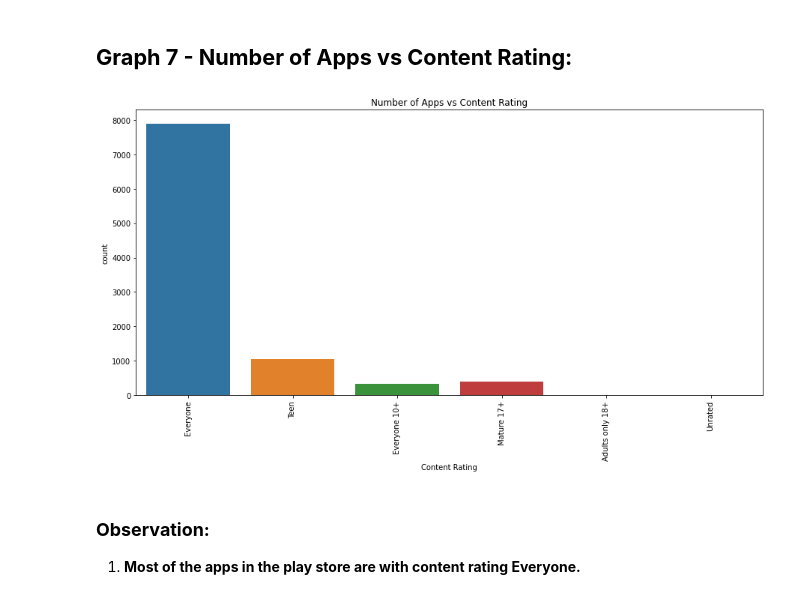
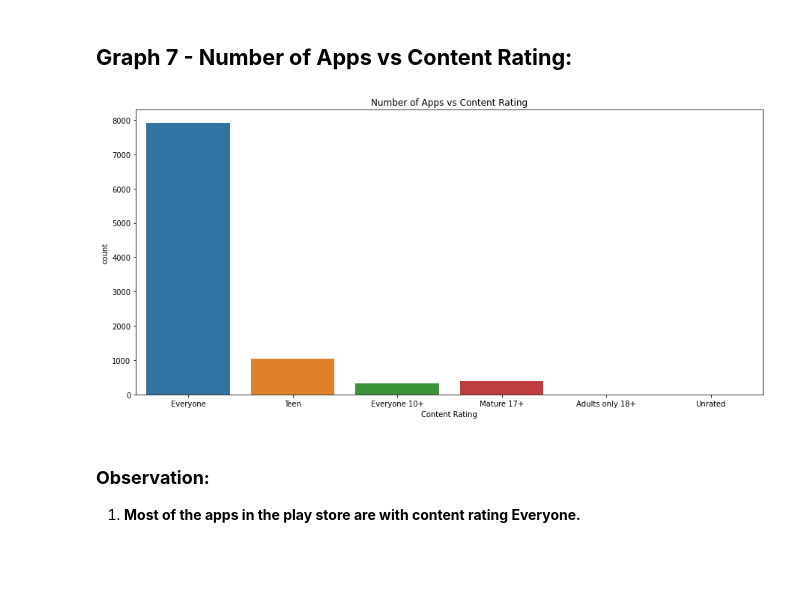
Before and after one commit to harkpun/Google-Play-Store-Analysis, a Jupyter notebook: Play_Store_Analysis.ipynb, the cells around one changed output. Saved outputs shown, nothing was run; the diff lists cells and outputs as text; code cells hidden in the pictures; blank space fills up the shorter version.

```diff
--- a/Play_Store_Analysis.ipynb
+++ b/Play_Store_Analysis.ipynb
@@ -647,14 +651,11 @@ findtop10incategory('Education')
 # %%
 plt.figure(figsize=(15,7))
 plt.title("Number of Apps vs Content Rating")
-plt.xlabel("Content Rating")
-plt.ylabel("Number of Apps")
 
 sns.countplot(x = 'Content Rating', data = ps_df)
-plt.xticks(rotation = 90)
 plt.show()
 # %% [output]
-[figure, old version]
+[figure, new version]
 # %% [markdown]
 ### **Observation:**
 1. **Most of the apps in the play store are with content rating Everyone.**
```
Also changed, not shown: parts of 34 cells of this notebook.
